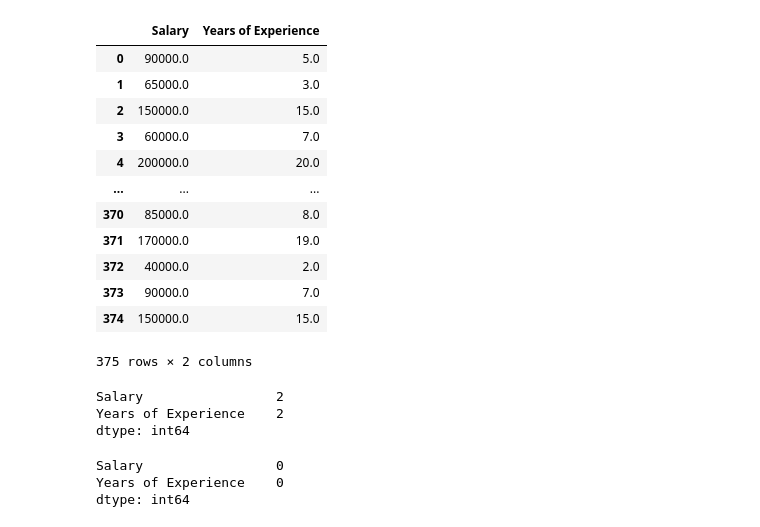
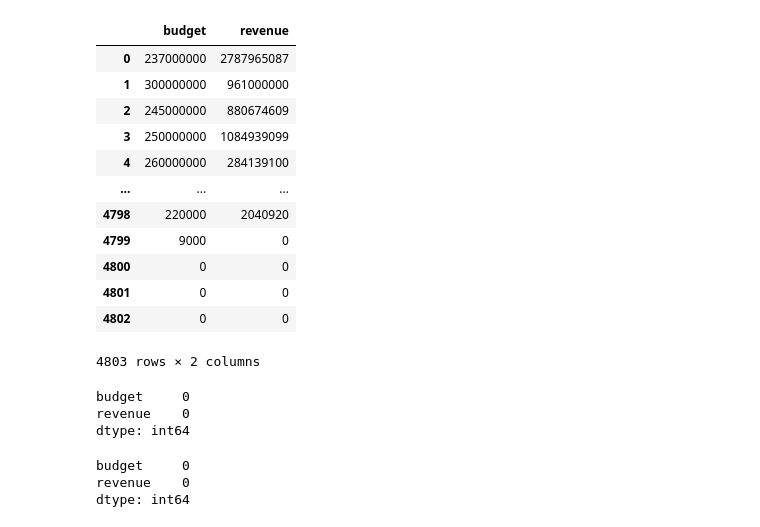
Before and after one commit to MonarchTL/python_class, a Jupyter notebook: AI/movie_rating.ipynb, the cells around one changed output. Drawn from its saved outputs; the diff is of its cells as text; code cells hidden in the pictures.

```diff
--- a/AI/movie_rating.ipynb
+++ b/AI/movie_rating.ipynb
@@ -3,6 +3,6 @@ import pandas as pd
 import seaborn as sns
 import matplotlib.pyplot as plt
 # %%
-df = pd.read_csv('Salary_data.csv')
+df = pd.read_csv('tmdb_5000_movies.csv')
 df
 # %% [output]
@@ -22,30 +22,30 @@ df
 # %%
-df1 = df[['Salary', 'Years of Experience']]
+df1 = df[['budget', 'revenue']]
 df1
 # %% [output]
-|  | Salary | Years of Experience |
-| 0 | 90000.0 | 5.0 |
-| 1 | 65000.0 | 3.0 |
-| 2 | 150000.0 | 15.0 |
-| 3 | 60000.0 | 7.0 |
-| 4 | 200000.0 | 20.0 |
+|  | budget | revenue |
+| 0 | 237000000 | 2787965087 |
+| 1 | 300000000 | 961000000 |
+| 2 | 245000000 | 880674609 |
+| 3 | 250000000 | 1084939099 |
+| 4 | 260000000 | 284139100 |
 | ... | ... | ... |
-| 370 | 85000.0 | 8.0 |
-| 371 | 170000.0 | 19.0 |
-| 372 | 40000.0 | 2.0 |
-| 373 | 90000.0 | 7.0 |
-| 374 | 150000.0 | 15.0 |
+| 4798 | 220000 | 2040920 |
+| 4799 | 9000 | 0 |
+| 4800 | 0 | 0 |
+| 4801 | 0 | 0 |
+| 4802 | 0 | 0 |
-375 rows × 2 columns
+4803 rows × 2 columns
 # %%
 df1.isna().sum()
 # %% [output]
-Salary                 2
-Years of Experience    2
+budget     0
+revenue    0
 dtype: int64
 # %%
 df1 = df1.dropna()
 df1.isna().sum()
 # %% [output]
-Salary                 0
-Years of Experience    0
+budget     0
+revenue    0
 dtype: int64
```
Also changed, not shown: parts of 14 cells of this notebook.
